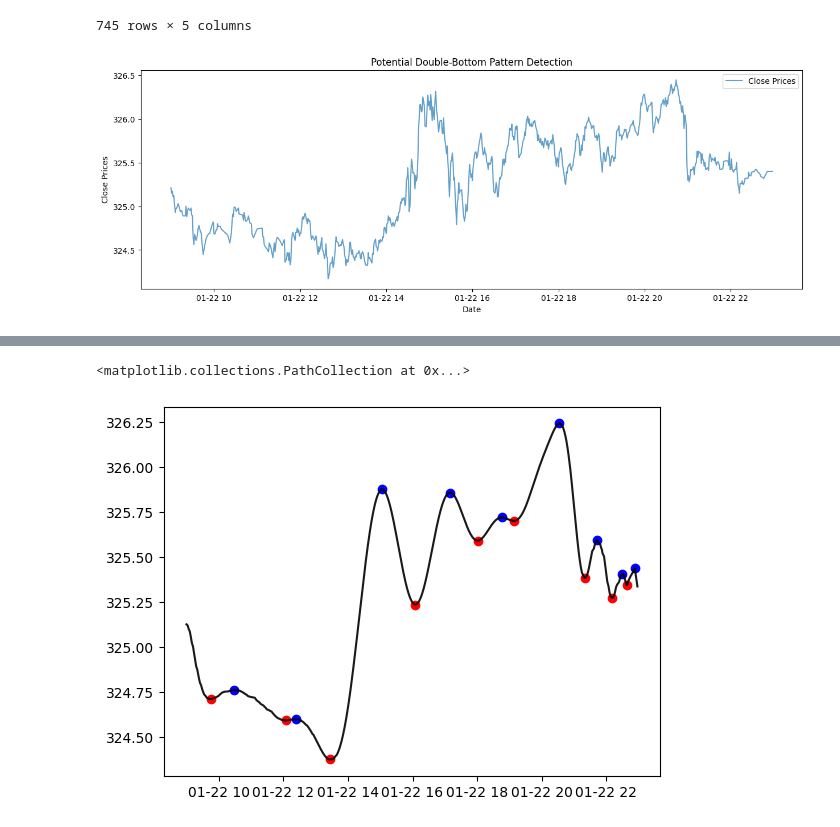
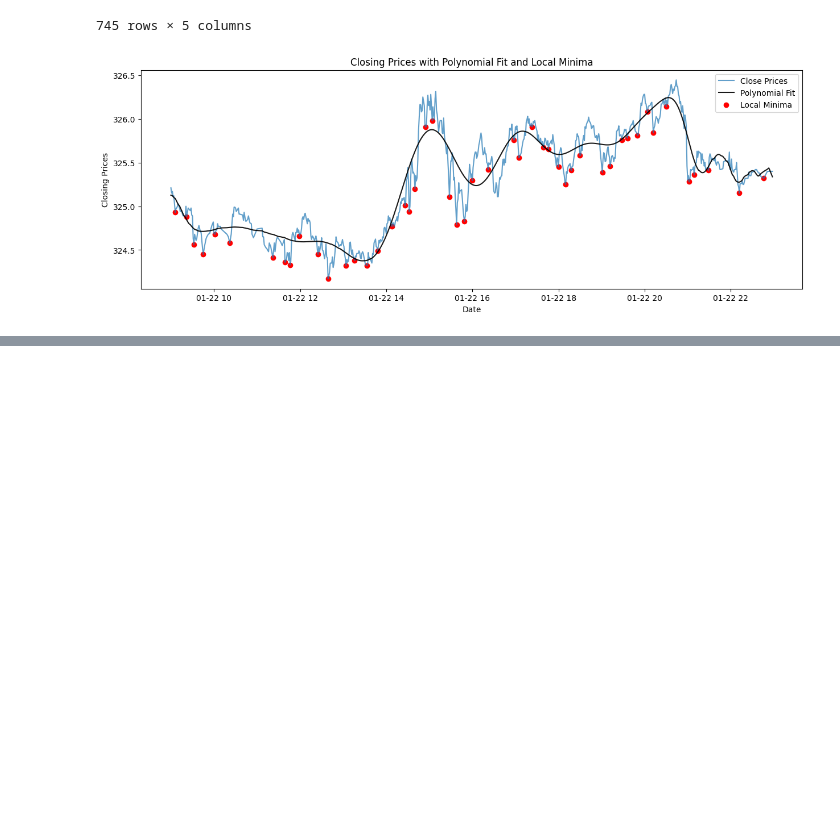
Before and after one commit to dahmadi/TheTrendIsYourFriend, a Jupyter notebook: TrendIsYourFriend.ipynb, the cells around one changed output, grey strips where cells are left out. Cells and saved outputs as stored; diff of their text form; code cells hidden in the pictures; blank space fills up the shorter version.

```diff
--- a/TrendIsYourFriend.ipynb
+++ b/TrendIsYourFriend.ipynb
@@ -94,68 +94,32 @@ updated_ticker_data.index = pd.to_datetime(updated_ticker_data.index)
 # Isolate closing prices to use for plotting stock data
 close = updated_ticker_data['close']
 # %%
-# Find local minima indices using scipy's argrelextrema
-#minima_indices = argrelextrema(lows.values, np.less, order=5)[0]
-
-# Plot the stock data and identified minima
+# Plot the stock data, polynomial fit, and local minima
 plt.figure(figsize=(15, 5))
 
-# Establishes dimensions for x-axis
+# Plot the close prices
 min_length = min(len(updated_ticker_data.index), len(updated_ticker_data['close']))
+plt.plot(updated_ticker_data.index[:min_length], updated_ticker_data['close'][:min_length], label='Close Prices', alpha=0.7)
 
-plt.plot(updated_ticker_data.index, close, label='Close Prices', alpha=0.7)
-
-#plt.scatter(stock_data.index[minima_indices], lows.iloc[minima_indices], color='red', label='Local Minima')
-plt.title('Potential Double-Bottom Pattern Detection')
-plt.xlabel('Date')
-plt.ylabel('Close Prices')
-plt.legend()
-plt.show()
-
-# Polynomial Fit
-
+# Polynomial fit
 x_data = np.arange(min_length)
 polynomial_degree = 100  # Adjust as needed
 polynomial_coefficients = np.polyfit(x_data, updated_ticker_data['close'][:min_length], polynomial_degree)
 y_polynomial = np.polyval(polynomial_coefficients, x_data)
 
-#print(y_polynomial)
-
-# Identify Local Extrema for polynomial fit data
-local_poly_minima = argrelextrema(y_polynomial, np.less, order=5)[0]
-local_poly_maxima = argrelextrema(y_polynomial, np.greater, order=5)[0]
-# local_poly_minima_df = pd.DataFrame(local_poly_minima)
-# local_poly_maxima_df = pd.DataFrame(local_poly_maxima)
-
-# Plot polynomial fit
+# Plot the polynomial fit
 plt.plot(updated_ticker_data.index[:min_length], y_polynomial, '-', markersize=1.0, color='black', alpha=0.9, label='Polynomial Fit')
 
+# Find local minima indices using scipy's argrelextrema
+minima_indices = argrelextrema(updated_ticker_data['close'].values[:min_length], np.less, order=5)[0]
+
 # Plot red dots at local minima
-#plt.scatter(stock_data.index, local_poly_minima, color='red', label='Local Minima')
-plt.scatter(updated_ticker_data.index[local_poly_minima], y_polynomial[local_poly_minima], color='red', label='Local Minima')
-plt.scatter(updated_ticker_data.index[local_poly_maxima],y_polynomial[local_poly_maxima], color="blue", label = "Local Maxima")
+plt.scatter(updated_ticker_data.index[minima_indices], updated_ticker_data['close'].iloc[minima_indices], color='red', label='Local Minima')
 
-# # # Define parameters for double-bottom pattern detection
-# y_delta = 0.03  # Adjust as needed
-# threshold = lows.min() * 1.15
-
-# # Identify potential double-bottom patterns
-# # suspected_bottoms = []
-# # suspected_tops = []
-# # for index in local_poly_minima_df:
-# #    avg_price = lows.iloc[max(0, index - 5): min(len(lows), index + 5)].mean()
-# #    if lows.iloc[index] < threshold:
-# #        suspected_bottoms.append(index)
-
-# # # Plot the identified double-bottom patterns
-# # plt.figure(figsize=(15, 5))
-# # plt.plot(stock_data.index, lows, label='Low Prices', alpha=0.7)
-# # plt.scatter(stock_data.index[suspected_bottoms], lows.iloc[suspected_bottoms], color='green', label='Double Bottoms')
-# # plt.axhline(threshold, linestyle='--', color='blue', label='Threshold')
-# # plt.title('Identified Double-Bottom Patterns')
-# # plt.xlabel('Date')
-# # plt.ylabel('Low Prices')
-# # plt.legend()
-# # plt.show()
+plt.title('Closing Prices with Polynomial Fit and Local Minima')
+plt.xlabel('Date')
+plt.ylabel('Closing Prices')
+plt.legend()
+plt.show()
 # %% [output]
-[figure, old version]
+[figure, new version]
@@ -179,2 +125,0 @@ plt.scatter(updated_ticker_data.index[local_poly_maxima],y_polynomial[local_poly
-<matplotlib.collections.PathCollection at 0x...>
-[figure, removed]
```
Also changed, not shown: parts of 9 cells of this notebook.
